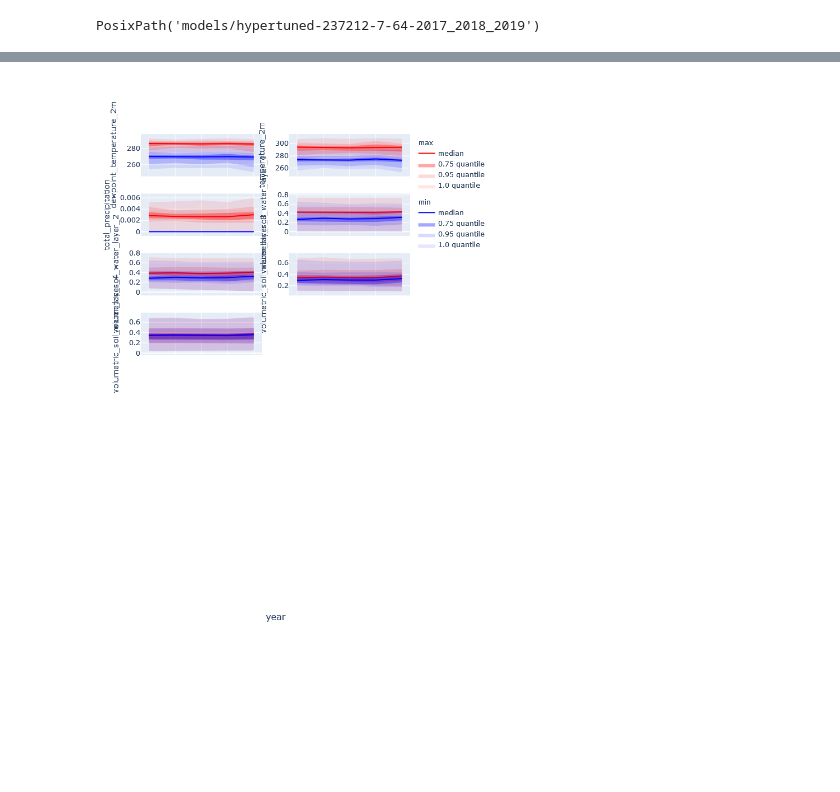
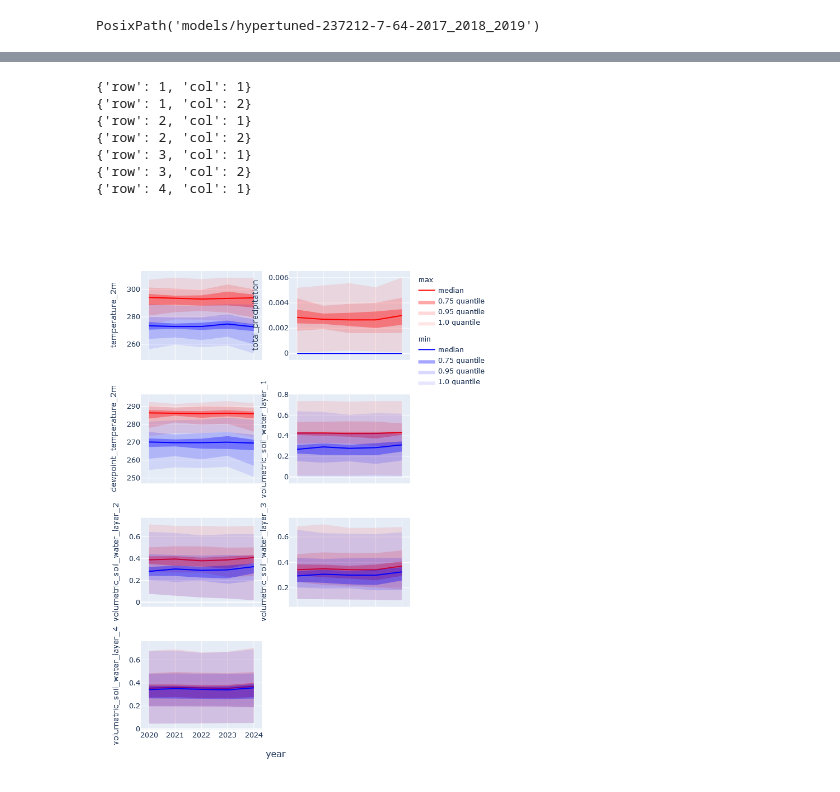
Before and after one commit to pj097/ClimateForestModeling, a Jupyter notebook: climate.ipynb, the cells around one changed output, grey strips where cells are left out. Cells and saved outputs as stored; diff of their text form; code cells hidden in the pictures; blank space fills up the shorter version.

```diff
--- a/climate.ipynb
+++ b/climate.ipynb
@@ -149,5 +138,12 @@ variables = (
 # %%
-nrows, ncols = 8, 2
+variables = (
+    weathers_df
+    .drop('year', axis=1)
+    .columns.str.split('_').str[:-1].str.join('_')
+    .unique()
+)
+
+nrows, ncols = 4, 2
 fig = make_subplots(
     rows=nrows, cols=ncols,
     shared_xaxes='all',
@@ -170,31 +166,38 @@ for i, variable in enumerate(variables):
             x=x,
             y=median,
             line_color=color,
             mode='lines',
             legendgroup=minmax,
             legendgrouptitle_text=minmax,
             name='median',
             showlegend=True if i == 0 else False
         ), **position)
         for quantile in [0.75, 0.95, 1.0]:
             upper_quantile = yearly_weather[f'{variable}_{minmax}'].quantile(quantile)
             lower_quantile = yearly_weather[f'{variable}_{minmax}'].quantile(1-quantile)
             fig.add_trace(go.Scatter(
                 x=x+x[::-1],
                 y=pd.concat([upper_quantile, lower_quantile[::-1]]),
                 fill='toself',
                 fillcolor=color,
                 opacity=1.1-quantile,
                 line_color='rgba(255,255,255,0)',
                 hoverinfo='skip',
                 legendgroup=minmax,
                 name=f'{quantile} quantile',
                 showlegend=True if i == 0 else False
             ), **position)
     fig.update_yaxes(title=variable, **position)
     # fig.update_xaxes(title='year')
 
 fig.update_layout(height=1000)
 fig.show()
 # %% [output]
+{'row': 1, 'col': 1}
+{'row': 1, 'col': 2}
+{'row': 2, 'col': 1}
+{'row': 2, 'col': 2}
+{'row': 3, 'col': 1}
+{'row': 3, 'col': 2}
+{'row': 4, 'col': 1}
-[figure, old version]
+[figure, new version]
```
Also changed, not shown: parts of 6 cells of this notebook, 4 other files.
